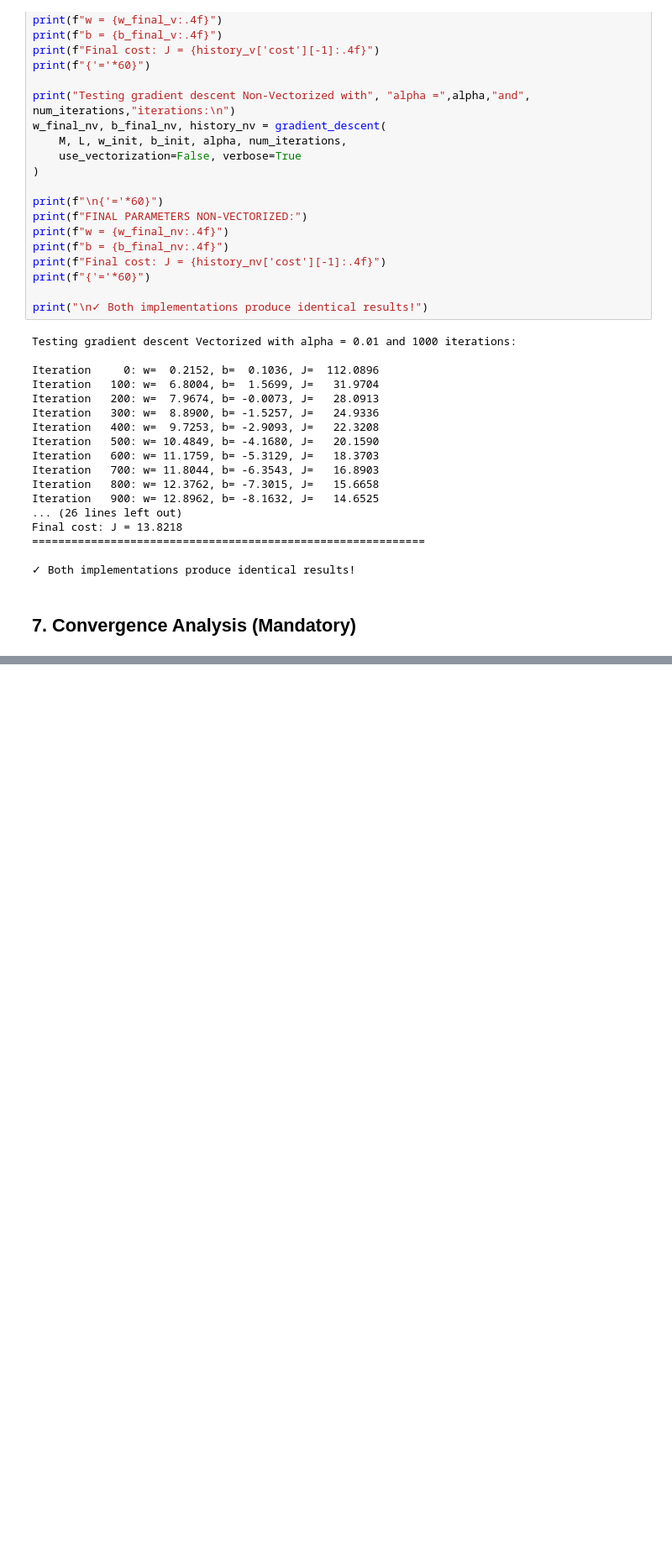
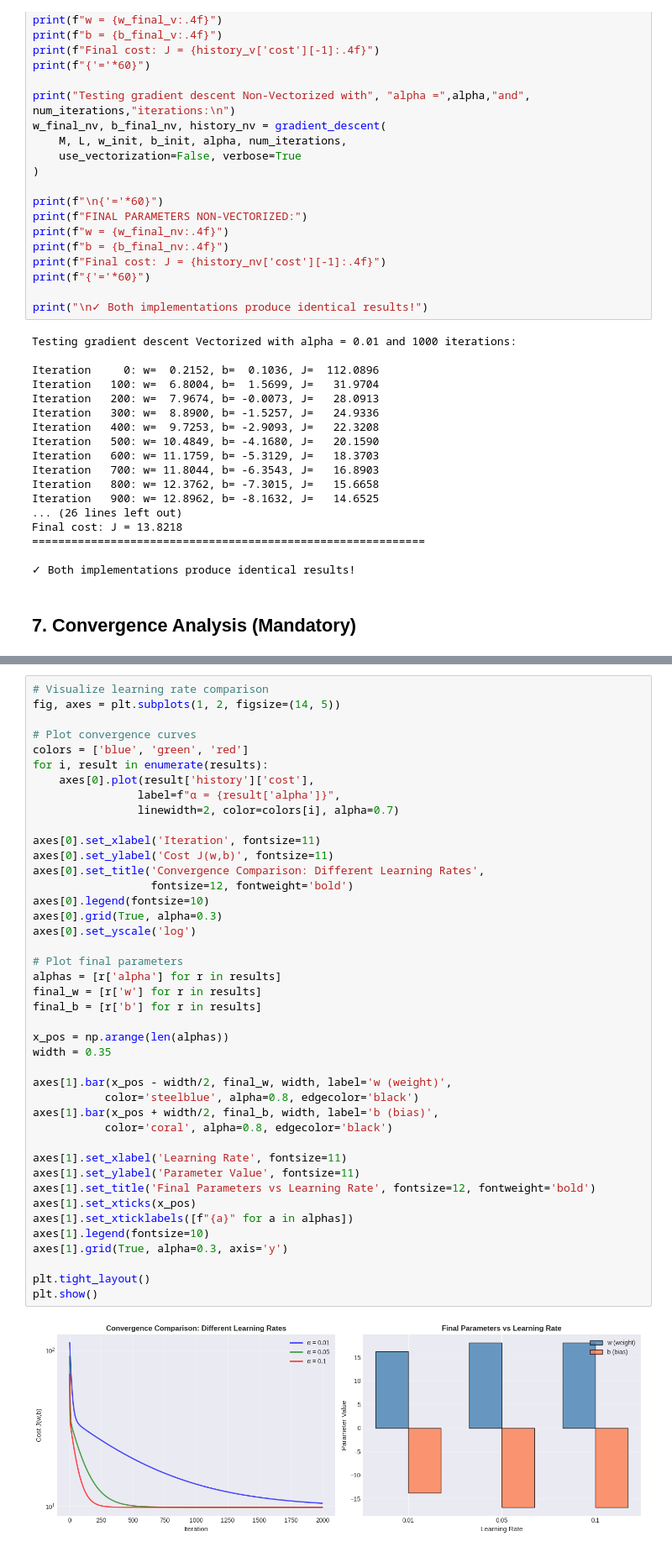
Before and after one commit to DASarria/regression-ai-infrastructure, a Jupyter notebook: 01_part1_linreg_1feature.ipynb, the cells around one changed output, grey strips where cells are left out. Shown at 84% size. Saved outputs shown, nothing was run; the diff lists cells and outputs as text; blank space fills up the shorter version.

```diff
--- a/01_part1_linreg_1feature.ipynb
+++ b/01_part1_linreg_1feature.ipynb
@@ -464,0 +531,44 @@ print(f"   This is typical behavior for gradient descent on convex functions.")
+# %%
+# Visualize learning rate comparison
+fig, axes = plt.subplots(1, 2, figsize=(14, 5))
+
+# Plot convergence curves
+colors = ['blue', 'green', 'red']
+for i, result in enumerate(results):
+    axes[0].plot(result['history']['cost'],
+                label=f"α = {result['alpha']}",
+                linewidth=2, color=colors[i], alpha=0.7)
+
+axes[0].set_xlabel('Iteration', fontsize=11)
+axes[0].set_ylabel('Cost J(w,b)', fontsize=11)
+axes[0].set_title('Convergence Comparison: Different Learning Rates',
+                  fontsize=12, fontweight='bold')
+axes[0].legend(fontsize=10)
+axes[0].grid(True, alpha=0.3)
+axes[0].set_yscale('log')
+
+# Plot final parameters
+alphas = [r['alpha'] for r in results]
+final_w = [r['w'] for r in results]
+final_b = [r['b'] for r in results]
+
+x_pos = np.arange(len(alphas))
+width = 0.35
+
+axes[1].bar(x_pos - width/2, final_w, width, label='w (weight)',
+           color='steelblue', alpha=0.8, edgecolor='black')
+axes[1].bar(x_pos + width/2, final_b, width, label='b (bias)',
+           color='coral', alpha=0.8, edgecolor='black')
+
+axes[1].set_xlabel('Learning Rate', fontsize=11)
+axes[1].set_ylabel('Parameter Value', fontsize=11)
+axes[1].set_title('Final Parameters vs Learning Rate', fontsize=12, fontweight='bold')
+axes[1].set_xticks(x_pos)
+axes[1].set_xticklabels([f"{a}" for a in alphas])
+axes[1].legend(fontsize=10)
+axes[1].grid(True, alpha=0.3, axis='y')
+
+plt.tight_layout()
+plt.show()
+# %% [output]
+[figure, added]
```
Also changed, not shown: parts of 12 cells of this notebook.
